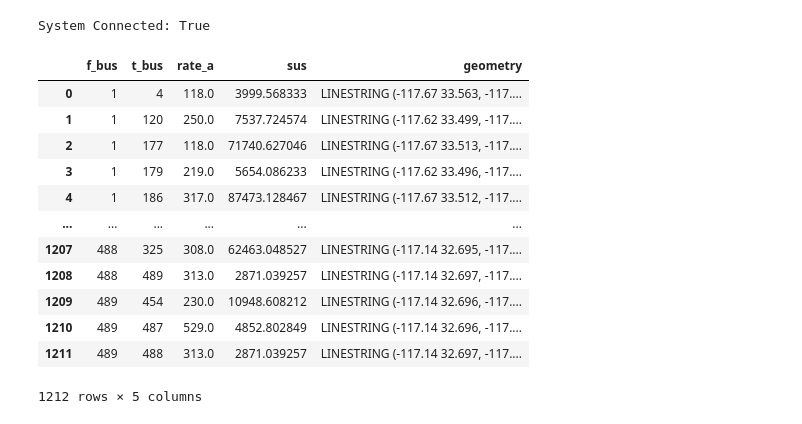
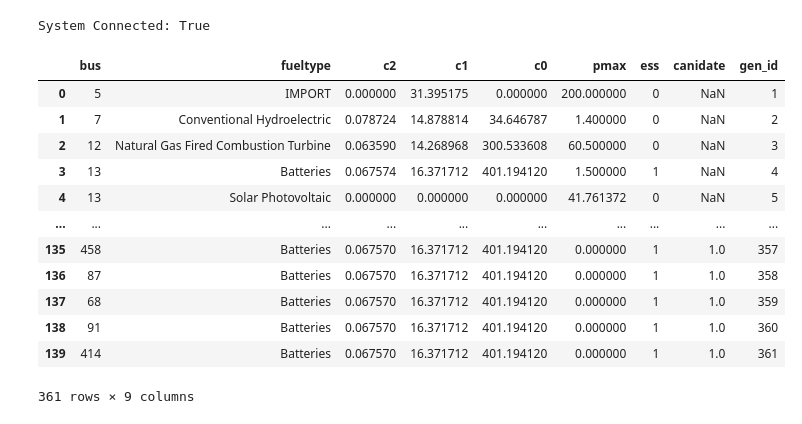
Before and after one commit to asedlak-ucsd/MAE243-Project, a Jupyter notebook: models/san_diego_system/preprocessing/run_preprocessing.ipynb, the cells around one changed output. Drawn from its saved outputs; the diff is of its cells as text; code cells hidden in the pictures.

```diff
--- a/models/san_diego_system/preprocessing/run_preprocessing.ipynb
+++ b/models/san_diego_system/preprocessing/run_preprocessing.ipynb
@@ -40,13 +40,23 @@ gens = (read_mat('gencost.mat')
         .pipe(add_id)
         )
 
+wind_cf_gens = read_csv("CATS_wind_latlon_cf.csv").set_index('bus').iloc[:, 4:]
+wind_cf_gens.columns = pd.to_datetime(wind_cf_gens.columns)
+
+# Move the 2020 solar capcity factors back two years to be set in 2018 (with wind and loads)
+solar_cf_gens = read_csv('CATS_busg_to_bus_latlon_cf.csv').set_index('bus').iloc[:, 10:]
+solar_cf_gens.columns = wind_cf_gens.columns
+# Capacity factors for demand nodes
+solar_cf_demand = read_csv('CATS_demand_to_bus_latlon_cf.csv').set_index('bus').iloc[:, 10:]
+solar_cf_demand.columns = wind_cf_gens.columns
+
 # Read IOU shapefile and select SDG&E shape
 ious = gpd.read_file(join(PATH, 'iou.geojson'))
 sdge = ious[ious['Acronym'] == 'SDG&E'][['geometry']]
 # %%
 # Create a sub-system of lines, buses, and gens
 # Save all outputs to CSVs in the test-system folder
-sub_lines, sub_buses, sub_gens = subset_system(sdge, lines, buses, gens, loads)
+sub_lines, sub_buses, sub_gens, sub_cf = subset_system(sdge, lines, buses, gens, loads, solar_cf_gens, solar_cf_demand, wind_cf_gens)
 # %% [output]
 Created a system with 489 buses. Removed 2 isolated buses.
 # %%
@@ -65,19 +75,19 @@ graph = nx.from_pandas_edgelist(sub_lines, source='f_bus', target='t_bus')
 print("System Connected:", 1==len(list(nx.connected_components(graph))))
 # %% [output]
 System Connected: True
-# %%
-sub_lines
-# %% [output]
-|  | f_bus | t_bus | rate_a | sus | geometry |
-| 0 | 1 | 4 | 118.0 | 3999.568333 | LINESTRING (-117.67 33.563, -117.... |
-| 1 | 1 | 120 | 250.0 | 7537.724574 | LINESTRING (-117.62 33.499, -117.... |
-| 2 | 1 | 177 | 118.0 | 71740.627046 | LINESTRING (-117.67 33.513, -117.... |
-| 3 | 1 | 179 | 219.0 | 5654.086233 | LINESTRING (-117.62 33.496, -117.... |
-| 4 | 1 | 186 | 317.0 | 87473.128467 | LINESTRING (-117.67 33.512, -117.... |
-| ... | ... | ... | ... | ... | ... |
-| 1207 | 488 | 325 | 308.0 | 62463.048527 | LINESTRING (-117.14 32.695, -117.... |
-| 1208 | 488 | 489 | 313.0 | 2871.039257 | LINESTRING (-117.14 32.697, -117.... |
-| 1209 | 489 | 454 | 230.0 | 10948.608212 | LINESTRING (-117.14 32.696, -117.... |
-| 1210 | 489 | 487 | 529.0 | 4852.802849 | LINESTRING (-117.14 32.696, -117.... |
-| 1211 | 489 | 488 | 313.0 | 2871.039257 | LINESTRING (-117.14 32.697, -117.... |
-1212 rows × 5 columns
+# %%
+sub_gens
+# %% [output]
+|  | bus | fueltype | c2 | c1 | c0 | pmax | ess | canidate | gen_id |
+| 0 | 5 | IMPORT | 0.000000 | 31.395175 | 0.000000 | 200.000000 | 0 | NaN | 1 |
+| 1 | 7 | Conventional Hydroelectric | 0.078724 | 14.878814 | 34.646787 | 1.400000 | 0 | NaN | 2 |
+| 2 | 12 | Natural Gas Fired Combustion Turbine | 0.063590 | 14.268968 | 300.533608 | 60.500000 | 0 | NaN | 3 |
+| 3 | 13 | Batteries | 0.067574 | 16.371712 | 401.194120 | 1.500000 | 1 | NaN | 4 |
+| 4 | 13 | Solar Photovoltaic | 0.000000 | 0.000000 | 0.000000 | 41.761372 | 0 | NaN | 5 |
+| ... | ... | ... | ... | ... | ... | ... | ... | ... | ... |
+| 135 | 458 | Batteries | 0.067570 | 16.371712 | 401.194120 | 0.000000 | 1 | 1.0 | 357 |
+| 136 | 87 | Batteries | 0.067570 | 16.371712 | 401.194120 | 0.000000 | 1 | 1.0 | 358 |
+| 137 | 68 | Batteries | 0.067570 | 16.371712 | 401.194120 | 0.000000 | 1 | 1.0 | 359 |
+| 138 | 91 | Batteries | 0.067570 | 16.371712 | 401.194120 | 0.000000 | 1 | 1.0 | 360 |
+| 139 | 414 | Batteries | 0.067570 | 16.371712 | 401.194120 | 0.000000 | 1 | 1.0 | 361 |
+361 rows × 9 columns
```
Also changed, not shown: parts of 1 cell of this notebook, 9 other files.
